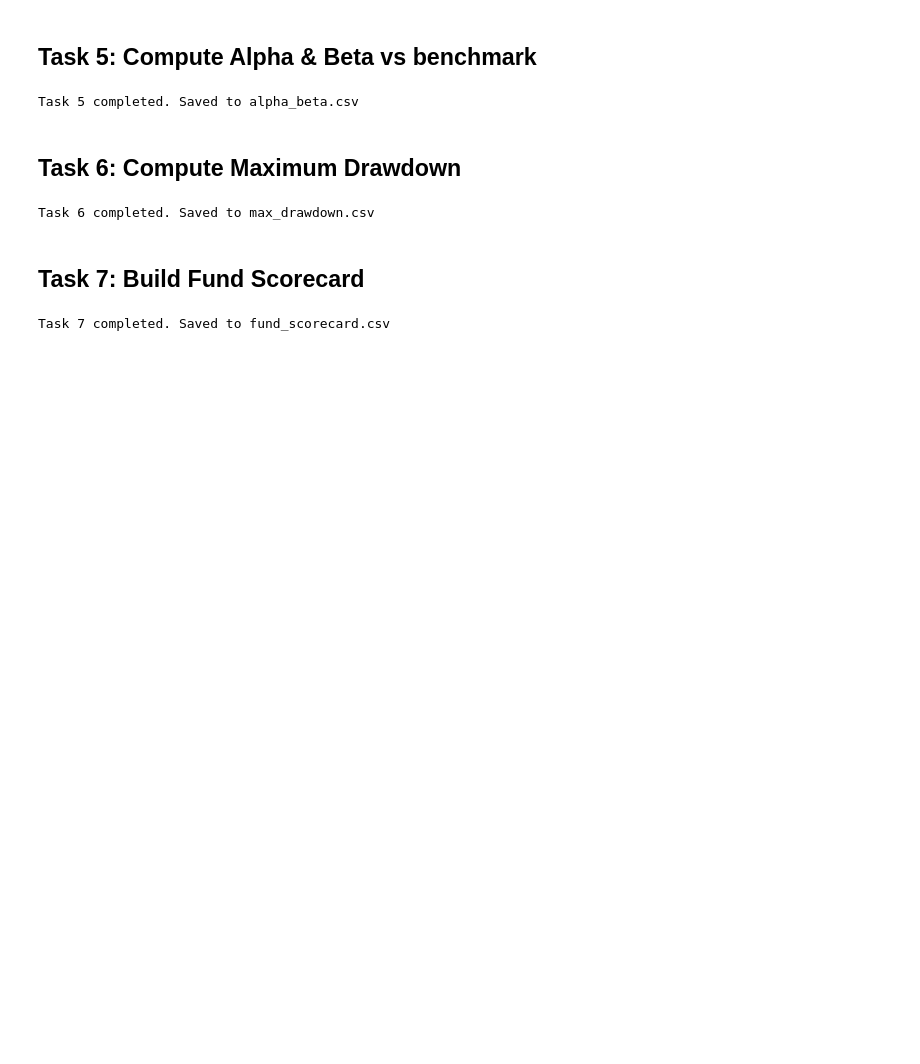
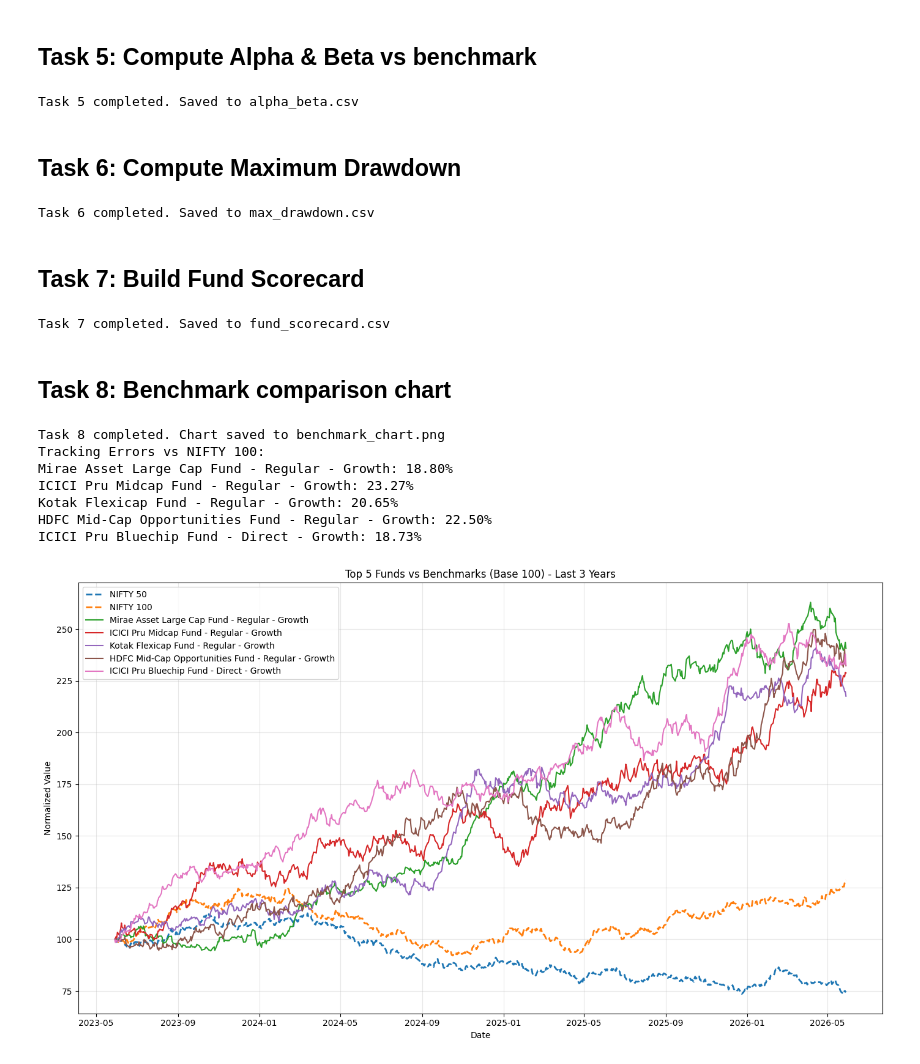
Before and after one commit to Subhasish-33/bluestock-mutual-fund-analytics, a Jupyter notebook: notebooks/Performance_Analytics.ipynb, the cells around one changed output. Cells and saved outputs as stored; diff of their text form; code cells hidden in the pictures; blank space fills up the shorter version.

Commit message:
Task 8: Benchmark comparison chart

```diff
--- a/notebooks/Performance_Analytics.ipynb
+++ b/notebooks/Performance_Analytics.ipynb
@@ -274,3 +274,68 @@ scorecard_df.to_csv('../data/processed/fund_scorecard.csv', index=False)
 print("Task 7 completed. Saved to fund_scorecard.csv")
 # %% [output]
 Task 7 completed. Saved to fund_scorecard.csv
+# %% [markdown]
+## Task 8: Benchmark comparison chart
+# %%
+
+# Task 8: Benchmark comparison chart
+# Plot top 5 funds vs Nifty 50 and Nifty 100 over 3 years. Compute tracking error.
+
+top_5_amfi = scorecard_df.head(5)['amfi_code'].tolist()
+
+# 3 years ago from max date
+max_date = nav_history['date'].max()
+start_date = max_date - pd.DateOffset(years=3)
+
+plt.figure(figsize=(14, 8))
+
+# Plot Nifty 50
+nifty50 = benchmarks[(benchmarks['index_name'] == 'NIFTY50') & (benchmarks['date'] >= start_date)].sort_values('date')
+if not nifty50.empty:
+    n50_base = nifty50.iloc[0]['close_value']
+    plt.plot(nifty50['date'], (nifty50['close_value'] / n50_base) * 100, label='NIFTY 50', linewidth=2, linestyle='--')
+
+# Plot Nifty 100
+nifty100 = benchmarks[(benchmarks['index_name'] == 'NIFTY100') & (benchmarks['date'] >= start_date)].sort_values('date')
+if not nifty100.empty:
+    n100_base = nifty100.iloc[0]['close_value']
+    nifty100['benchmark_return'] = nifty100['close_value'].pct_change()
+    plt.plot(nifty100['date'], (nifty100['close_value'] / n100_base) * 100, label='NIFTY 100', linewidth=2, linestyle='--')
+
+tracking_errors = []
+
+for amfi in top_5_amfi:
+    fund_data = nav_history[(nav_history['amfi_code'] == amfi) & (nav_history['date'] >= start_date)].sort_values('date')
+    if not fund_data.empty:
+        fund_base = fund_data.iloc[0]['nav']
+        name = fund_master[fund_master['amfi_code'] == amfi]['scheme_name'].iloc[0] if len(fund_master[fund_master['amfi_code'] == amfi]) > 0 else str(amfi)
+        plt.plot(fund_data['date'], (fund_data['nav'] / fund_base) * 100, label=name)
+
+        # Calculate tracking error vs Nifty 100
+        merged = pd.merge(fund_data[['date', 'daily_return']], nifty100[['date', 'benchmark_return']], on='date')
+        if not merged.empty:
+            diff = merged['daily_return'] - merged['benchmark_return']
+            te = diff.std() * np.sqrt(252)
+            tracking_errors.append({'scheme': name, 'tracking_error_ann': te})
+
+plt.title('Top 5 Funds vs Benchmarks (Base 100) - Last 3 Years')
+plt.xlabel('Date')
+plt.ylabel('Normalized Value')
+plt.legend()
+plt.grid(True, alpha=0.3)
+plt.tight_layout()
+plt.savefig('../reports/benchmark_chart.png')
+print("Task 8 completed. Chart saved to benchmark_chart.png")
+
+print("Tracking Errors vs NIFTY 100:")
+for te in tracking_errors:
+    print(f"{te['scheme']}: {te['tracking_error_ann']:.2%}")
+# %% [output]
+Task 8 completed. Chart saved to benchmark_chart.png
+Tracking Errors vs NIFTY 100:
+Mirae Asset Large Cap Fund - Regular - Growth: 18.80%
+ICICI Pru Midcap Fund - Regular - Growth: 23.27%
+Kotak Flexicap Fund - Regular - Growth: 20.65%
+HDFC Mid-Cap Opportunities Fund - Regular - Growth: 22.50%
+ICICI Pru Bluechip Fund - Direct - Growth: 18.73%
+[figure, added]
```
Also changed, not shown: 1 other file.
